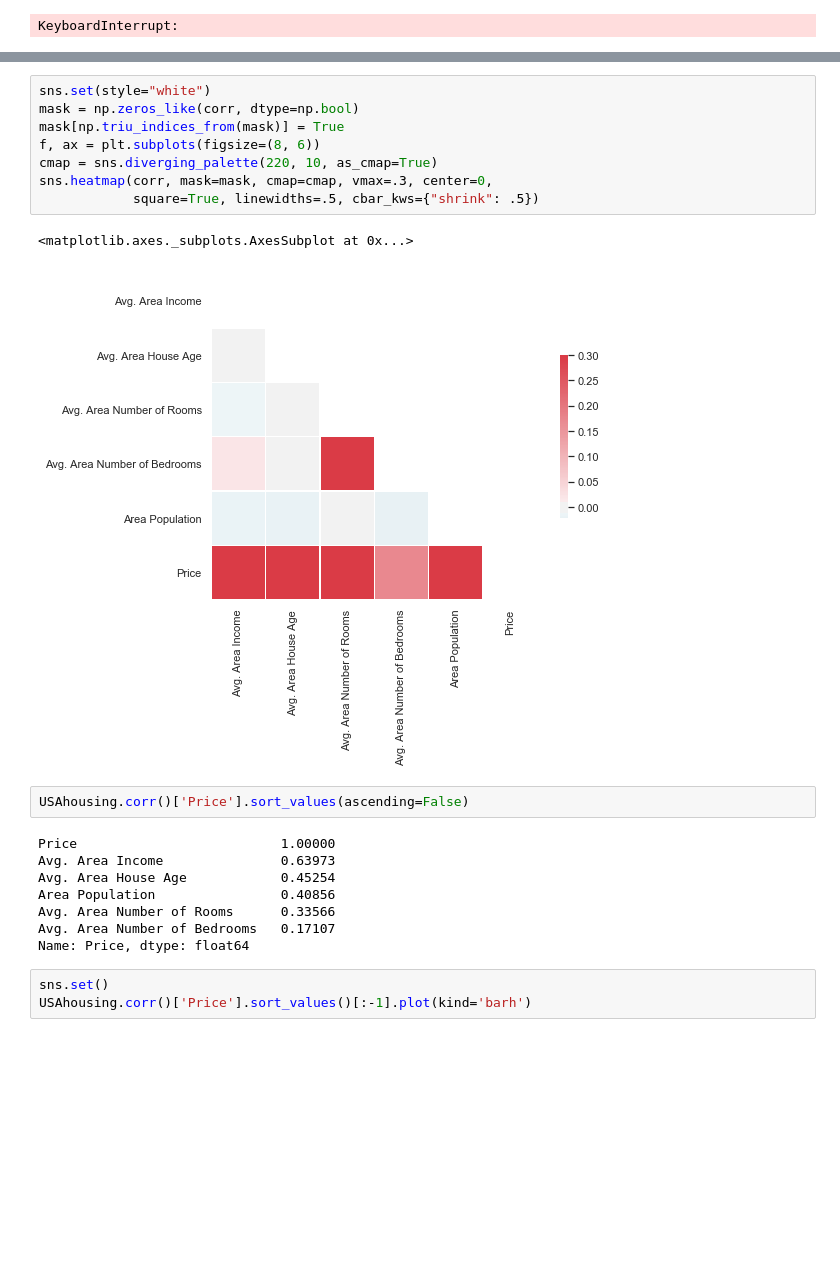
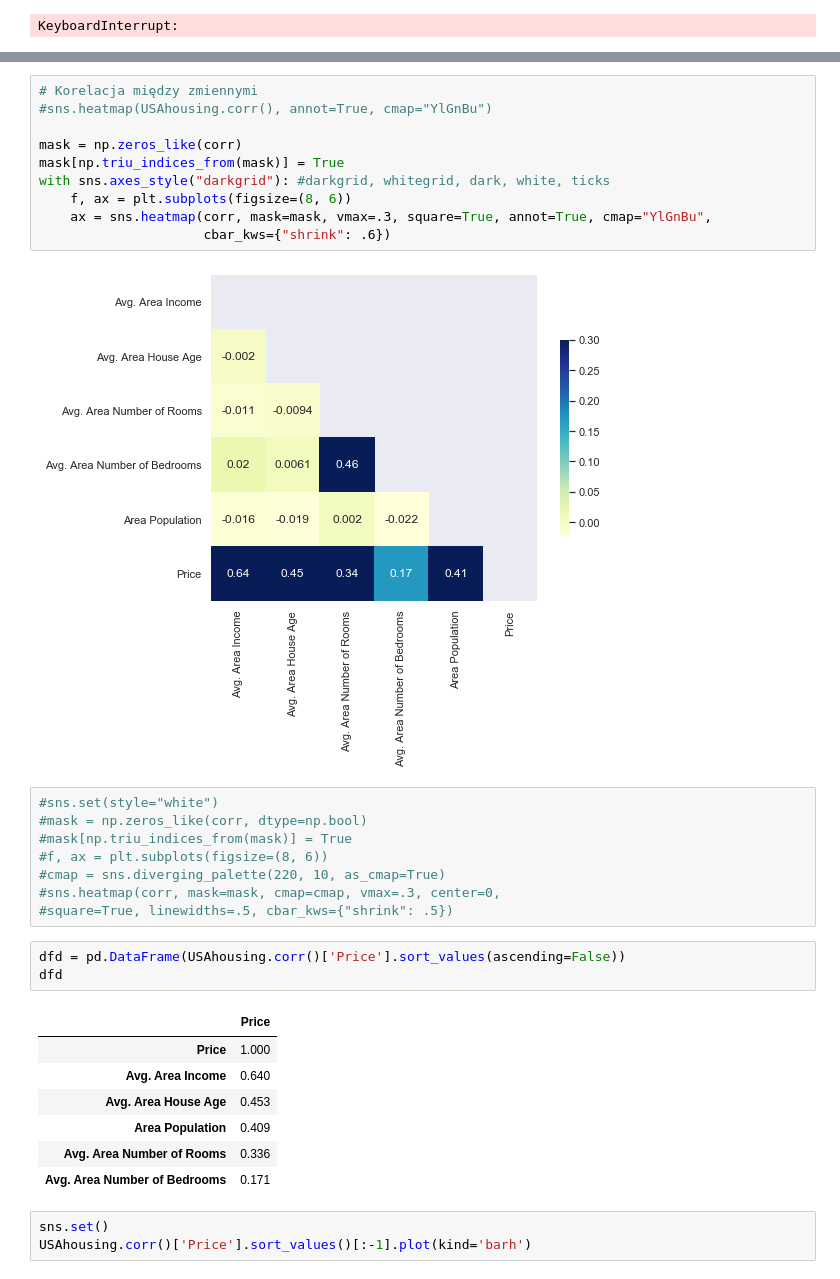
Before and after one commit to ewelinasarnacka/Python_case_study, a Jupyter notebook: case_study_05_housing_price.ipynb, the cells around one changed output, grey strips where cells are left out. Saved outputs shown, nothing was run; the diff lists cells and outputs as text; blank space fills up the shorter version.

```diff
--- a/case_study_05_housing_price.ipynb
+++ b/case_study_05_housing_price.ipynb
@@ -132,24 +131,34 @@ corr
+# %%
+# Korelacja między zmiennymi
+#sns.heatmap(USAhousing.corr(), annot=True, cmap="YlGnBu")
+
+mask = np.zeros_like(corr)
+mask[np.triu_indices_from(mask)] = True
+with sns.axes_style("darkgrid"): #darkgrid, whitegrid, dark, white, ticks
+    f, ax = plt.subplots(figsize=(8, 6))
+    ax = sns.heatmap(corr, mask=mask, vmax=.3, square=True, annot=True, cmap="YlGnBu",
+                     cbar_kws={"shrink": .6})
+# %% [output]
+[figure, added]
 # %%
-sns.set(style="white")
-mask = np.zeros_like(corr, dtype=np.bool)
-mask[np.triu_indices_from(mask)] = True
-f, ax = plt.subplots(figsize=(8, 6))
-cmap = sns.diverging_palette(220, 10, as_cmap=True)
-sns.heatmap(corr, mask=mask, cmap=cmap, vmax=.3, center=0,
-            square=True, linewidths=.5, cbar_kws={"shrink": .5})
+#sns.set(style="white")
+#mask = np.zeros_like(corr, dtype=np.bool)
+#mask[np.triu_indices_from(mask)] = True
+#f, ax = plt.subplots(figsize=(8, 6))
+#cmap = sns.diverging_palette(220, 10, as_cmap=True)
+#sns.heatmap(corr, mask=mask, cmap=cmap, vmax=.3, center=0,
+#square=True, linewidths=.5, cbar_kws={"shrink": .5})
-# %% [output]
-<matplotlib.axes._subplots.AxesSubplot at 0x...>
-[figure, removed]
 # %%
-USAhousing.corr()['Price'].sort_values(ascending=False)
+dfd = pd.DataFrame(USAhousing.corr()['Price'].sort_values(ascending=False))
+dfd
 # %% [output]
-Price                          1.00000
-Avg. Area Income               0.63973
-Avg. Area House Age            0.45254
-Area Population                0.40856
-Avg. Area Number of Rooms      0.33566
-Avg. Area Number of Bedrooms   0.17107
-Name: Price, dtype: float64
+|  | Price |
+| Price | 1.000 |
+| Avg. Area Income | 0.640 |
+| Avg. Area House Age | 0.453 |
+| Area Population | 0.409 |
+| Avg. Area Number of Rooms | 0.336 |
+| Avg. Area Number of Bedrooms | 0.171 |
 # %%
 sns.set()
 USAhousing.corr()['Price'].sort_values()[:-1].plot(kind='barh')
```
Also changed, not shown: parts of 29 cells of this notebook.
